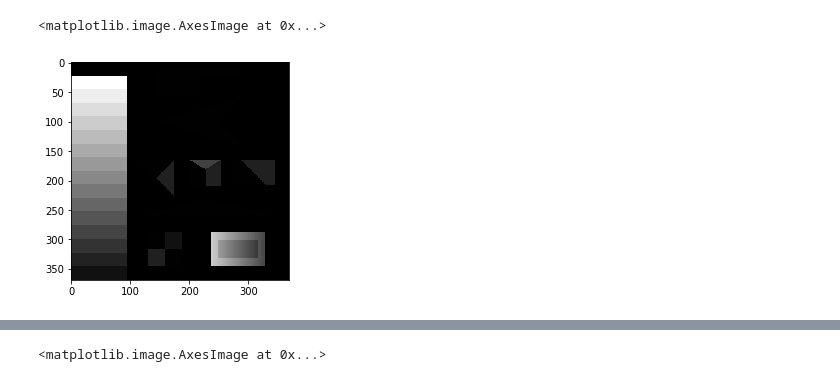
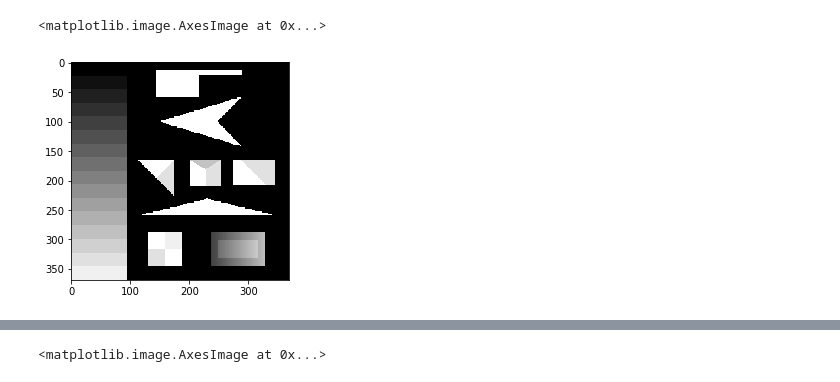
Before and after one commit to happyhyowon/assignment, a Jupyter notebook: vision/assignment2/corners.ipynb, the cells around one changed output, grey strips where cells are left out. Saved outputs shown, nothing was run; the diff lists cells and outputs as text; code cells hidden in the pictures.

```diff
--- a/vision/assignment2/corners.ipynb
+++ b/vision/assignment2/corners.ipynb
@@ -109,8 +124,8 @@ def cornerDetect(img, winSize=7, k=0.04, thd=1, type=0):
 # %%
 # read image
 img = mpl.image.imread("img74.gif")
-img = rgb2gray(img.copy() * 255)
+img = rgb2gray(img)
 plt.imshow(img, cmap='gray')
 # %% [output]
 <matplotlib.image.AxesImage at 0x...>
-[figure, old version]
+[figure, new version]
```
Also changed, not shown: parts of 12 cells of this notebook.
